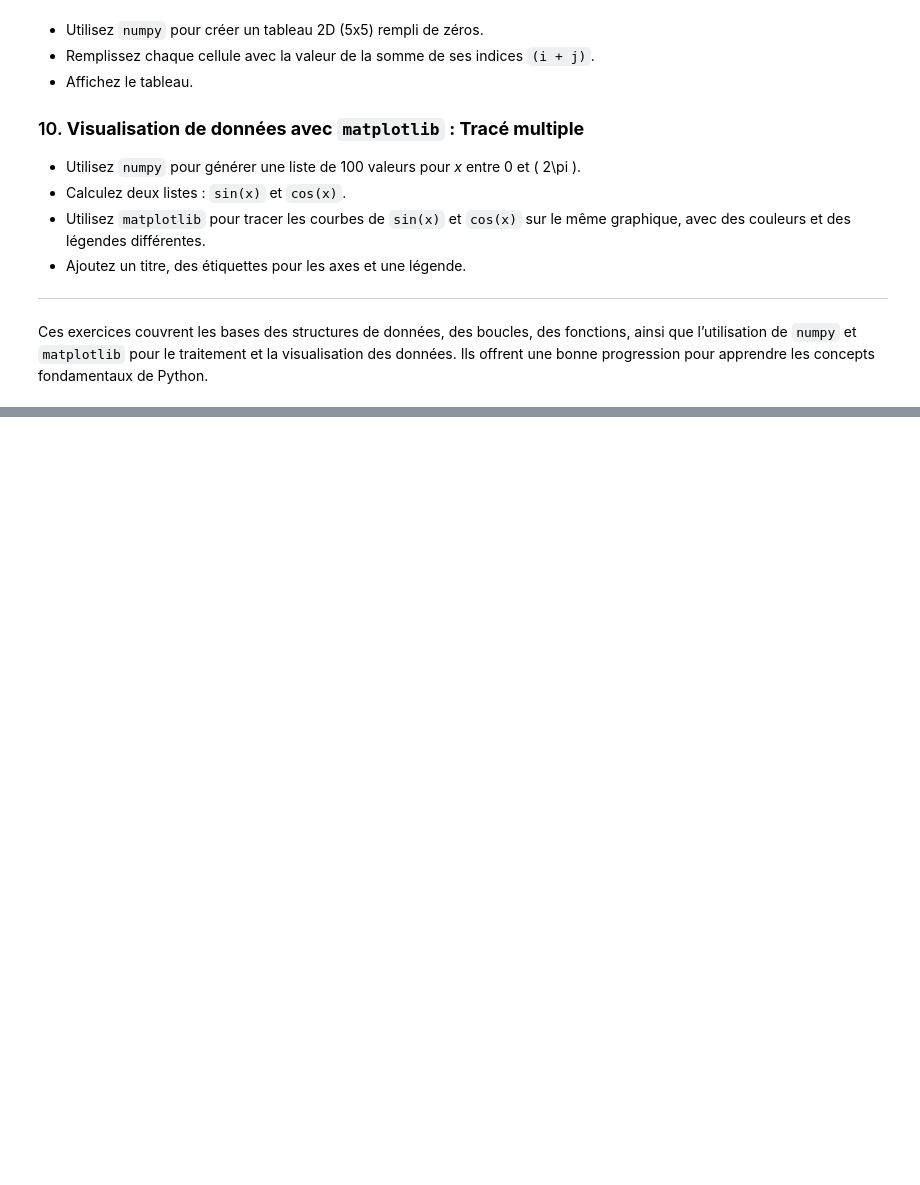
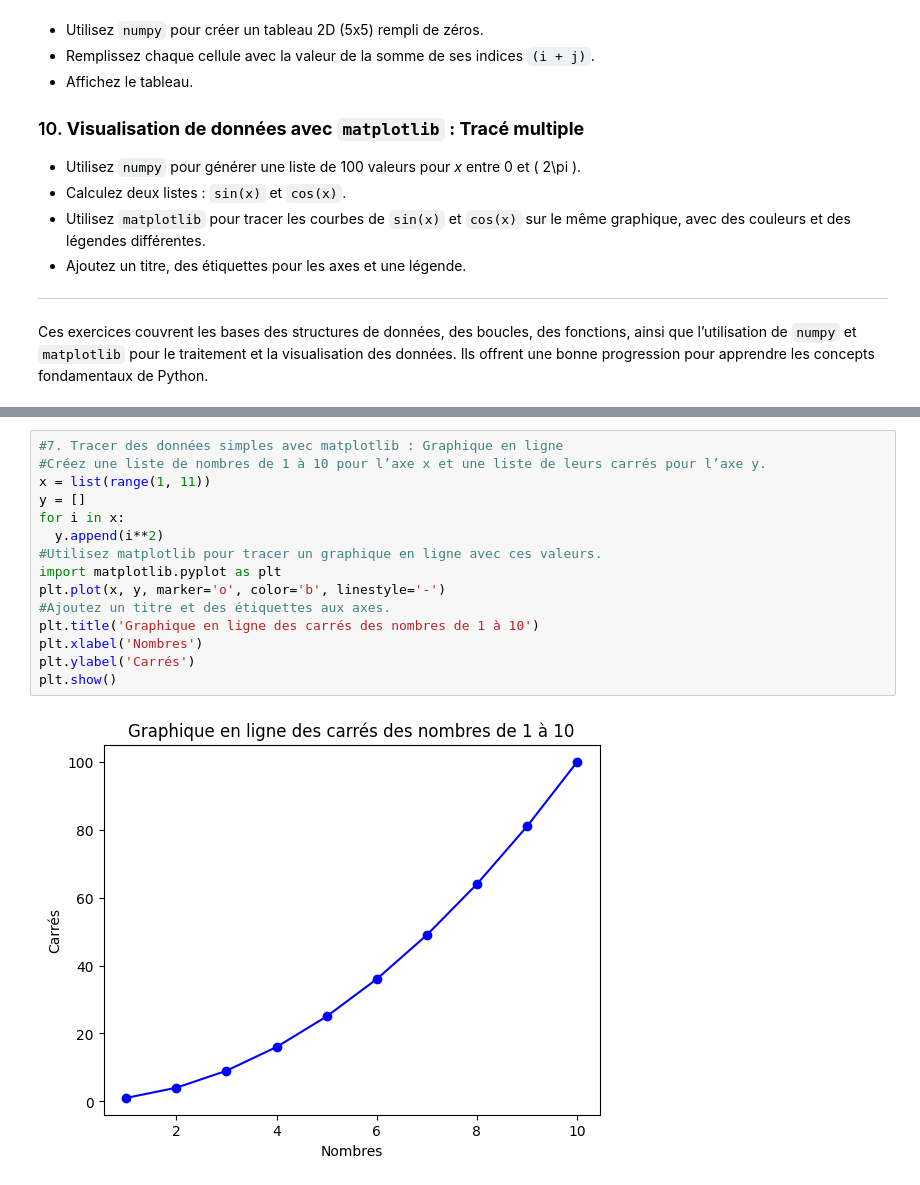
Before and after one commit to Mimitabf/CNAM-RCP216, a Jupyter notebook: CNAM_RCP2016_ch1_introduction.ipynb, the cells around one changed output, grey strips where cells are left out. Drawn from its saved outputs; the diff is of its cells as text; blank space fills up the shorter version.

```diff
--- a/CNAM_RCP2016_ch1_introduction.ipynb
+++ b/CNAM_RCP2016_ch1_introduction.ipynb
@@ -769,0 +906,17 @@ Ces exercices couvrent les bases des structures de données, des boucles, des fo
+# %%
+#7. Tracer des données simples avec matplotlib : Graphique en ligne
+#Créez une liste de nombres de 1 à 10 pour l’axe x et une liste de leurs carrés pour l’axe y.
+x = list(range(1, 11))
+y = []
+for i in x:
+  y.append(i**2)
+#Utilisez matplotlib pour tracer un graphique en ligne avec ces valeurs.
+import matplotlib.pyplot as plt
+plt.plot(x, y, marker='o', color='b', linestyle='-')
+#Ajoutez un titre et des étiquettes aux axes.
+plt.title('Graphique en ligne des carrés des nombres de 1 à 10')
+plt.xlabel('Nombres')
+plt.ylabel('Carrés')
+plt.show()
+# %% [output]
+[figure, added]
```
Also changed, not shown: parts of 12 cells of this notebook.
